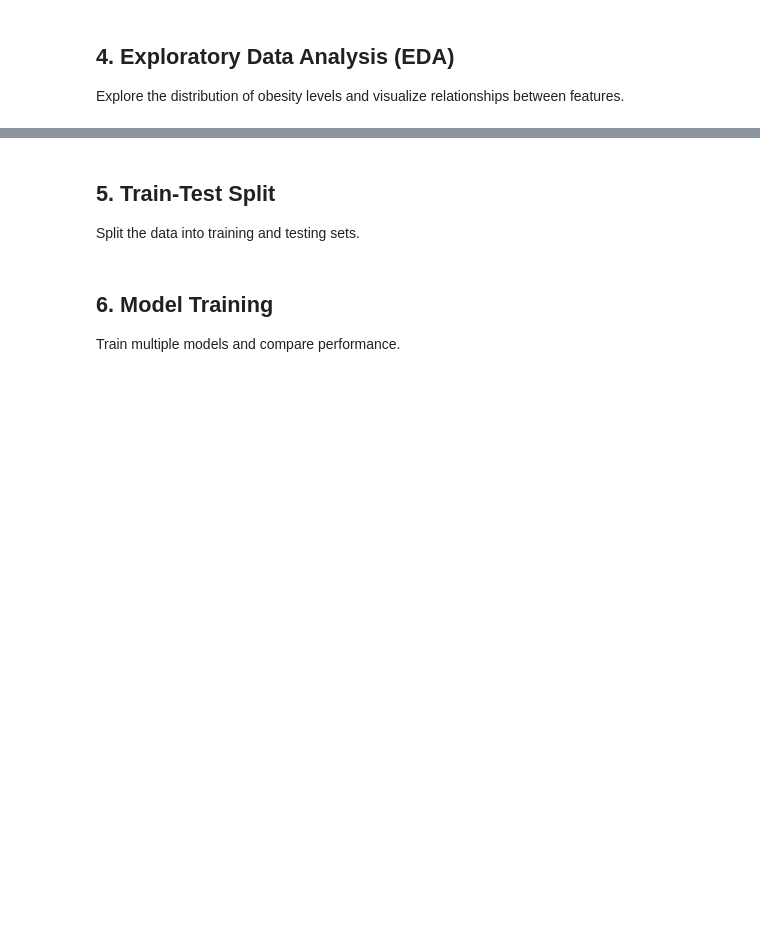
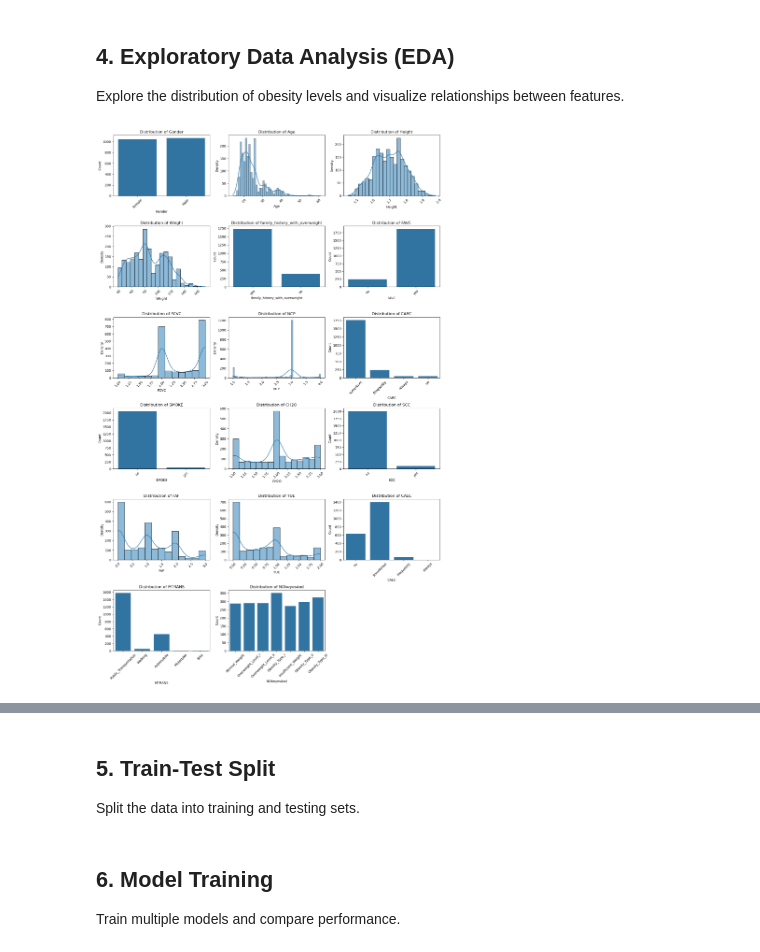
Before and after one commit to isralennon/MSAAI501, a Jupyter notebook: FinalProject/Obesity_Risk_Prediction_Model.ipynb, the cells around one changed output, grey strips where cells are left out. Saved outputs shown, nothing was run; the diff lists cells and outputs as text; code cells hidden in the pictures; blank space fills up the shorter version.

```diff
--- a/FinalProject/Obesity_Risk_Prediction_Model.ipynb
+++ b/FinalProject/Obesity_Risk_Prediction_Model.ipynb
@@ -103,3 +169,37 @@ plt.show()
+# %%
+# Set up the number of columns for the grid
+num_cols = 3
+num_vars = len(data_raw.columns)
+num_rows = (num_vars + num_cols - 1) // num_cols  # Calculate required number of rows
+
+# Create a grid of subplots for all variables
+fig, axes = plt.subplots(num_rows, num_cols, figsize=(15, num_rows * 4))
+axes = axes.flatten()  # Flatten the axes array for easy iteration
+
+for i, column in enumerate(data_raw.columns):
+    ax = axes[i]
+    if data_raw[column].dtype == 'object':  # Plot count plot for categorical variables
+        sns.countplot(x=column, data=data_raw, ax=ax)
+        ax.set_title(f'Distribution of {column}')
+        ax.set_xlabel(column)
+        ax.set_ylabel('Count')
+        ax.tick_params(axis='x', rotation=45)  # Rotate labels for count plot
+    else:
+        # Plot histogram for numerical variables
+        sns.histplot(data_raw[column], kde=True, ax=ax)
+        ax.set_title(f'Distribution of {column}')
+        ax.set_xlabel(column)
+        ax.set_ylabel('Density')
+        ax.tick_params(axis='x', rotation=45)  # Rotate labels for histogram
+
+# Remove any empty subplots
+for j in range(i + 1, len(axes)):
+    fig.delaxes(axes[j])
+
+plt.tight_layout()
+plt.show()
+# %% [output]
+[figure, added]
 # %%
 # Correlation matrix
 plt.figure(figsize=(12,6))
```
Also changed, not shown: parts of 38 cells of this notebook.
